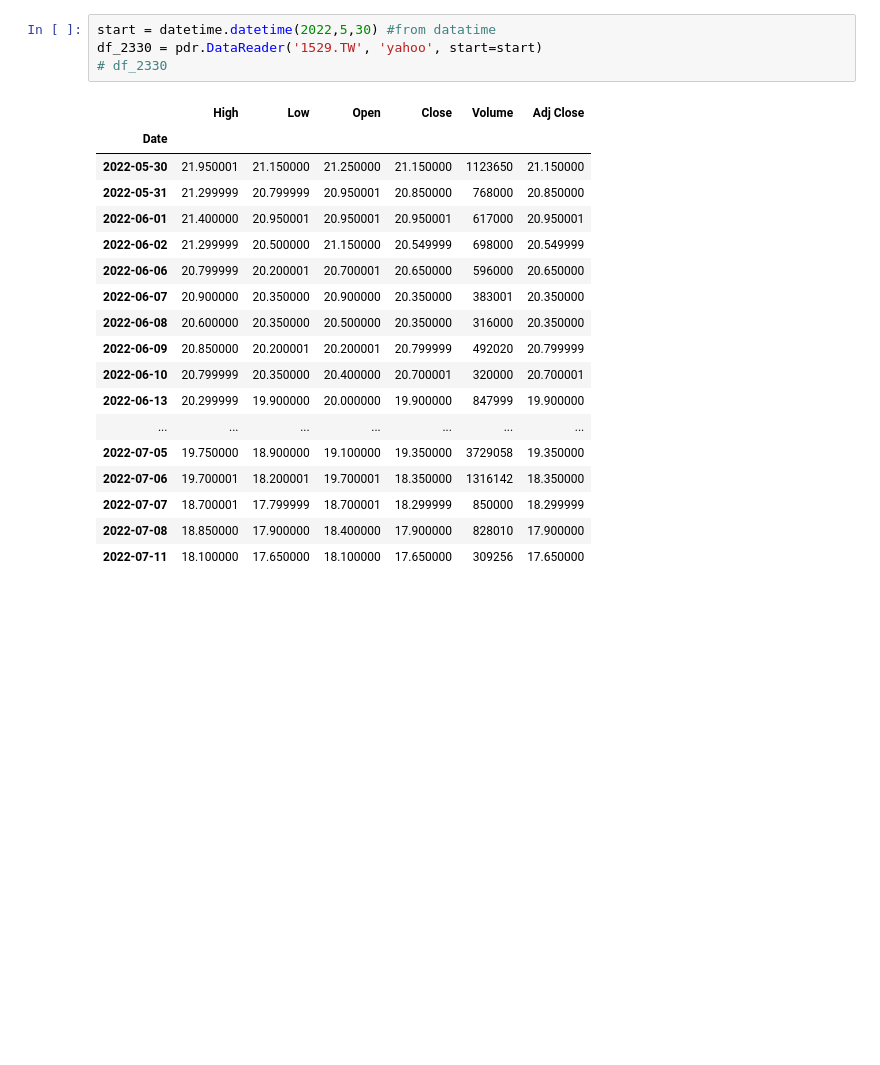
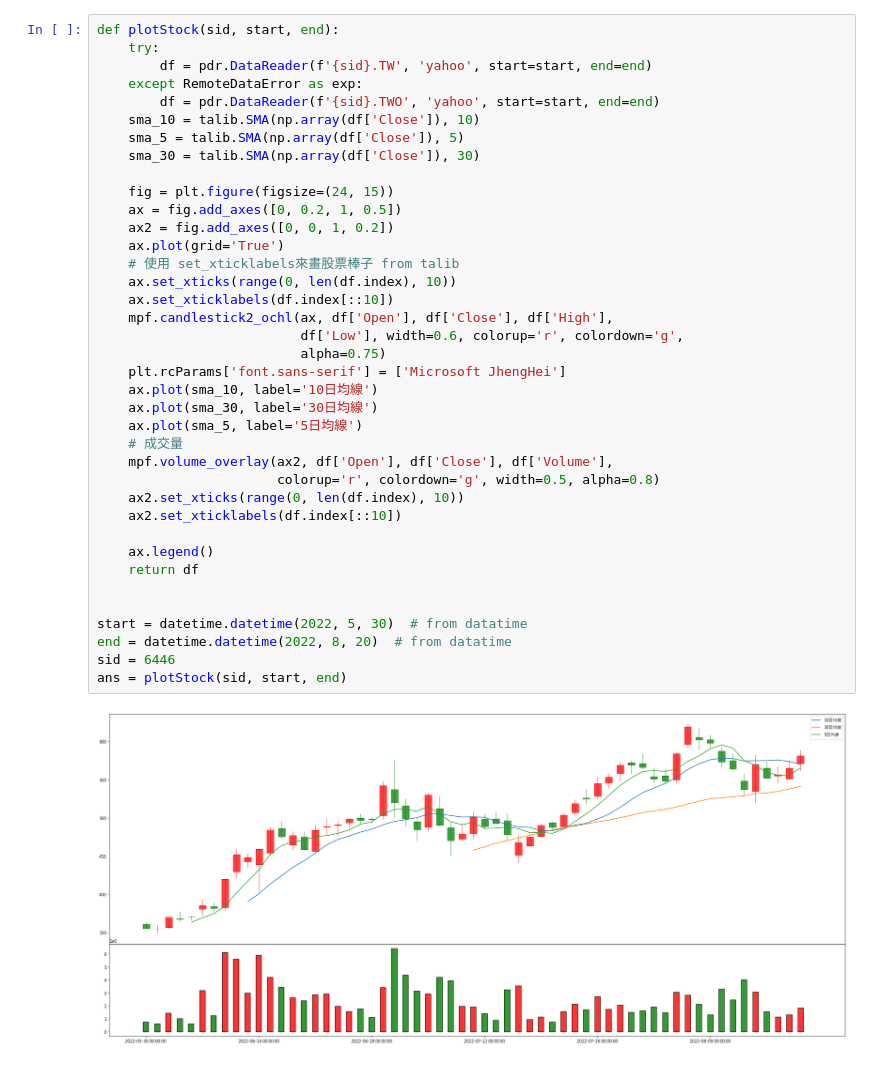
Before and after one commit to samwang1228/stock, a Jupyter notebook: 紹丞/爬蟲/財報/股價.ipynb, the cells around one changed output. Drawn from its saved outputs; the diff is of its cells as text; blank space fills up the shorter version.

```diff
--- a/紹丞/爬蟲/財報/股價.ipynb
+++ b/紹丞/爬蟲/財報/股價.ipynb
@@ -19,23 +25,40 @@ import talib
 # %%
-start = datetime.datetime(2022,5,30) #from datatime
-df_2330 = pdr.DataReader('1529.TW', 'yahoo', start=start)
-# df_2330
+def plotStock(sid, start, end):
+    try:
+        df = pdr.DataReader(f'{sid}.TW', 'yahoo', start=start, end=end)
+    except RemoteDataError as exp:
+        df = pdr.DataReader(f'{sid}.TWO', 'yahoo', start=start, end=end)
+    sma_10 = talib.SMA(np.array(df['Close']), 10)
+    sma_5 = talib.SMA(np.array(df['Close']), 5)
+    sma_30 = talib.SMA(np.array(df['Close']), 30)
+
+    fig = plt.figure(figsize=(24, 15))
+    ax = fig.add_axes([0, 0.2, 1, 0.5])
+    ax2 = fig.add_axes([0, 0, 1, 0.2])
+    ax.plot(grid='True')
+    # 使用 set_xticklabels來畫股票棒子 from talib
+    ax.set_xticks(range(0, len(df.index), 10))
+    ax.set_xticklabels(df.index[::10])
+    mpf.candlestick2_ochl(ax, df['Open'], df['Close'], df['High'],
+                          df['Low'], width=0.6, colorup='r', colordown='g',
+                          alpha=0.75)
+    plt.rcParams['font.sans-serif'] = ['Microsoft JhengHei']
+    ax.plot(sma_10, label='10日均線')
+    ax.plot(sma_30, label='30日均線')
+    ax.plot(sma_5, label='5日均線')
+    # 成交量
+    mpf.volume_overlay(ax2, df['Open'], df['Close'], df['Volume'],
+                       colorup='r', colordown='g', width=0.5, alpha=0.8)
+    ax2.set_xticks(range(0, len(df.index), 10))
+    ax2.set_xticklabels(df.index[::10])
+
+    ax.legend()
+    return df
+
+
+start = datetime.datetime(2022, 5, 30)  # from datatime
+end = datetime.datetime(2022, 8, 20)  # from datatime
+sid = 6446
+ans = plotStock(sid, start, end)
 # %% [output]
-|  | High | Low | Open | Close | Volume | Adj Close |
-| Date |  |  |  |  |  |  |
-| 2022-05-30 | 21.950001 | 21.150000 | 21.250000 | 21.150000 | 1123650 | 21.150000 |
-| 2022-05-31 | 21.299999 | 20.799999 | 20.950001 | 20.850000 | 768000 | 20.850000 |
-| 2022-06-01 | 21.400000 | 20.950001 | 20.950001 | 20.950001 | 617000 | 20.950001 |
-| 2022-06-02 | 21.299999 | 20.500000 | 21.150000 | 20.549999 | 698000 | 20.549999 |
-| 2022-06-06 | 20.799999 | 20.200001 | 20.700001 | 20.650000 | 596000 | 20.650000 |
-| 2022-06-07 | 20.900000 | 20.350000 | 20.900000 | 20.350000 | 383001 | 20.350000 |
-| 2022-06-08 | 20.600000 | 20.350000 | 20.500000 | 20.350000 | 316000 | 20.350000 |
-| 2022-06-09 | 20.850000 | 20.200001 | 20.200001 | 20.799999 | 492020 | 20.799999 |
-| 2022-06-10 | 20.799999 | 20.350000 | 20.400000 | 20.700001 | 320000 | 20.700001 |
-| 2022-06-13 | 20.299999 | 19.900000 | 20.000000 | 19.900000 | 847999 | 19.900000 |
-| ... | ... | ... | ... | ... | ... | ... |
-| 2022-07-05 | 19.750000 | 18.900000 | 19.100000 | 19.350000 | 3729058 | 19.350000 |
-| 2022-07-06 | 19.700001 | 18.200001 | 19.700001 | 18.350000 | 1316142 | 18.350000 |
-| 2022-07-07 | 18.700001 | 17.799999 | 18.700001 | 18.299999 | 850000 | 18.299999 |
-| 2022-07-08 | 18.850000 | 17.900000 | 18.400000 | 17.900000 | 828010 | 17.900000 |
-| 2022-07-11 | 18.100000 | 17.650000 | 18.100000 | 17.650000 | 309256 | 17.650000 |
+[figure, added]
```
Also changed, not shown: parts of 4 cells of this notebook, 3 other files.
